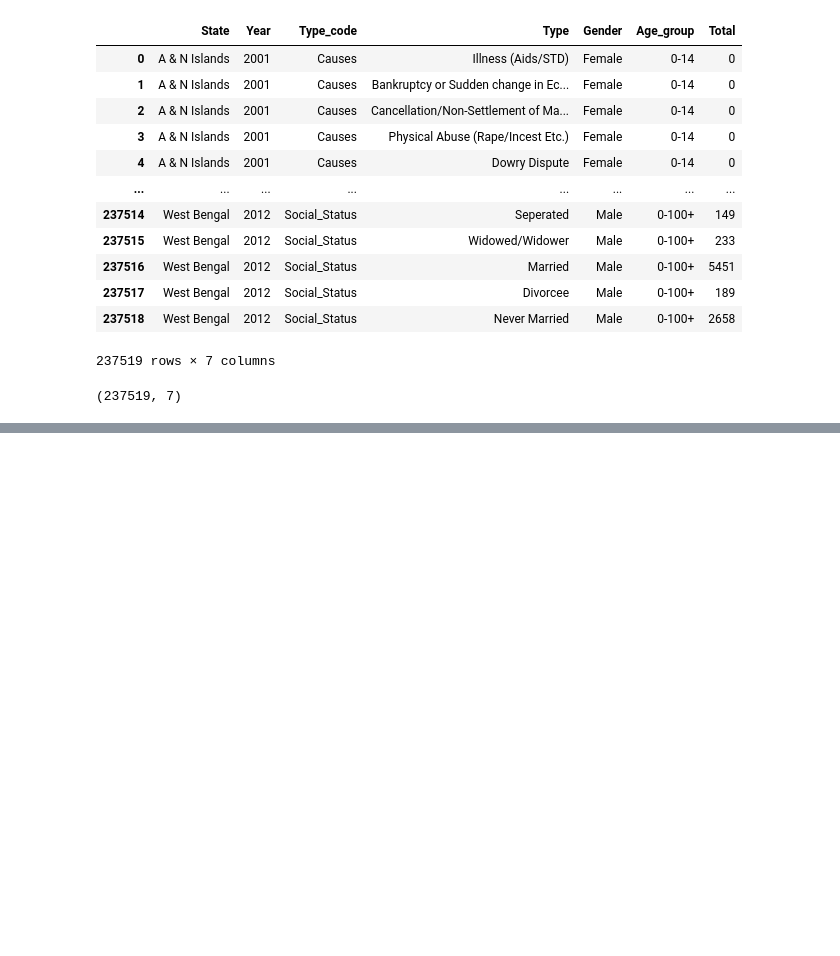
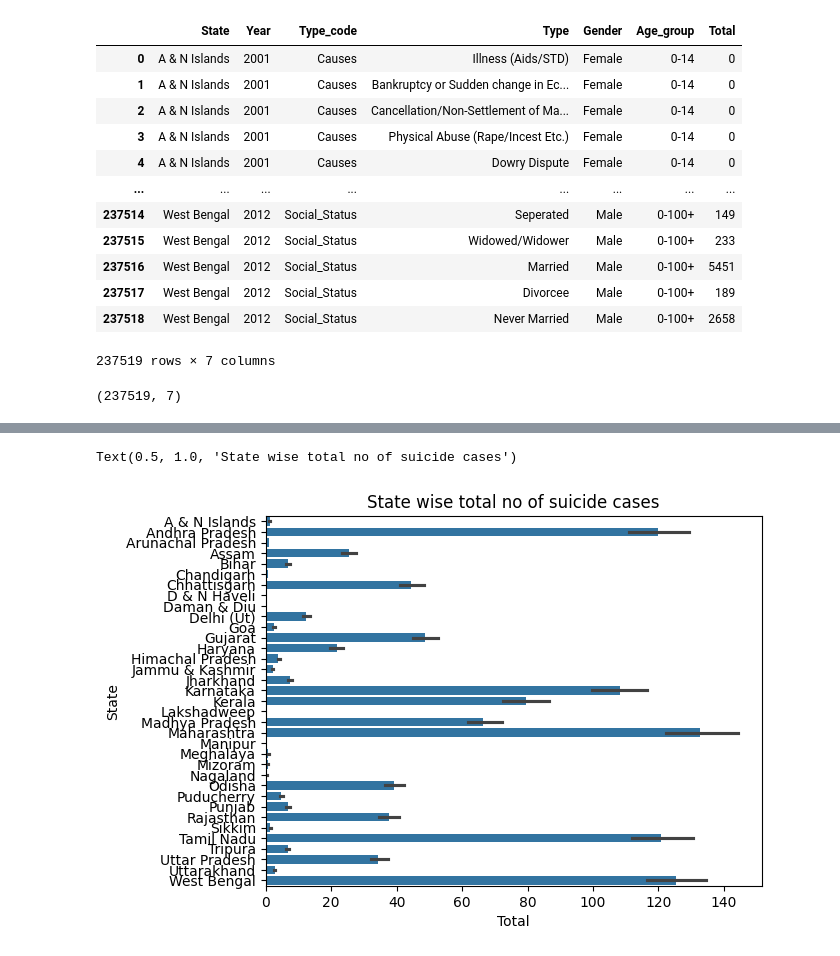
Before and after one commit to renurao1306/SuicideRates-Data-Analysis, a Jupyter notebook: SuicideRates_Data_Analysis.ipynb, the cells around one changed output, grey strips where cells are left out. Cells and saved outputs as stored; diff of their text form; code cells hidden in the pictures; blank space fills up the shorter version.

```diff
--- a/SuicideRates_Data_Analysis.ipynb
+++ b/SuicideRates_Data_Analysis.ipynb
@@ -159,0 +182,6 @@ df.shape
+# %%
+# Removed the Total (All India), Total (States), Total (Uts) columns from State column
+df1 = df[df['State'] != 'Total (All India)']
+df1 = df1[df1['State'] != 'Total (States)']
+df1 = df1[df1['State'] != 'Total (Uts)']
+df1['State'].unique()
@@ -159,0 +198,6 @@ df.shape
+# %%
+sns.barplot(data=df1, x='Total', y='State')
+plt.title('State wise total no of suicide cases')
+# %% [output]
+Text(0.5, 1.0, 'State wise total no of suicide cases')
+[figure, added]
```
Also changed, not shown: parts of 14 cells of this notebook, 1 other file.
